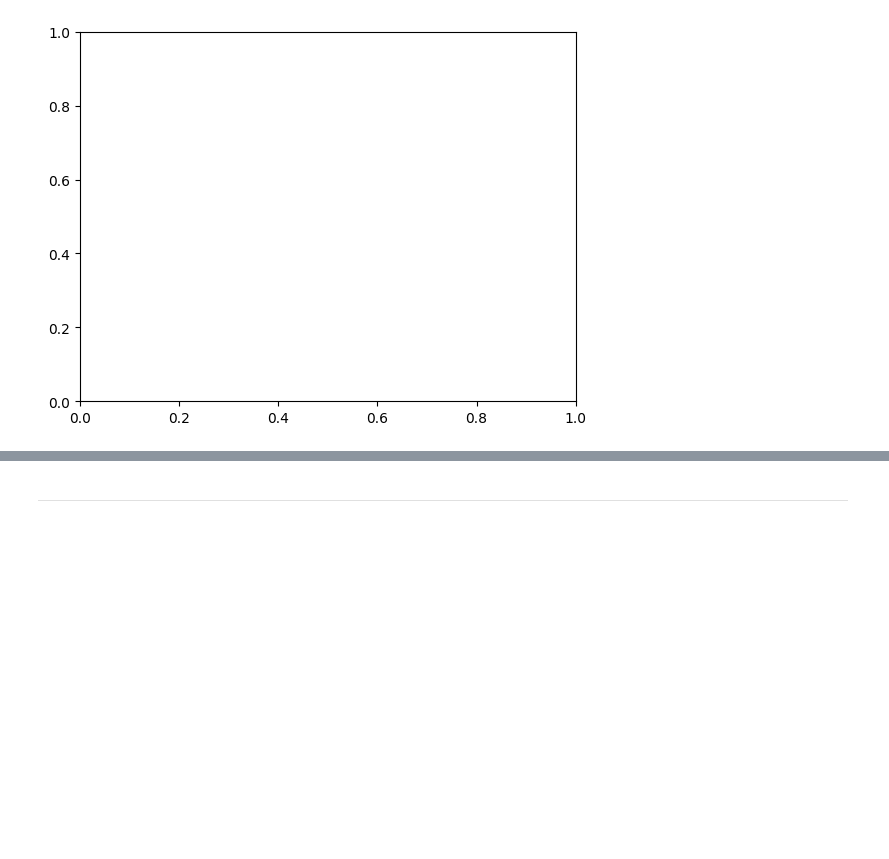
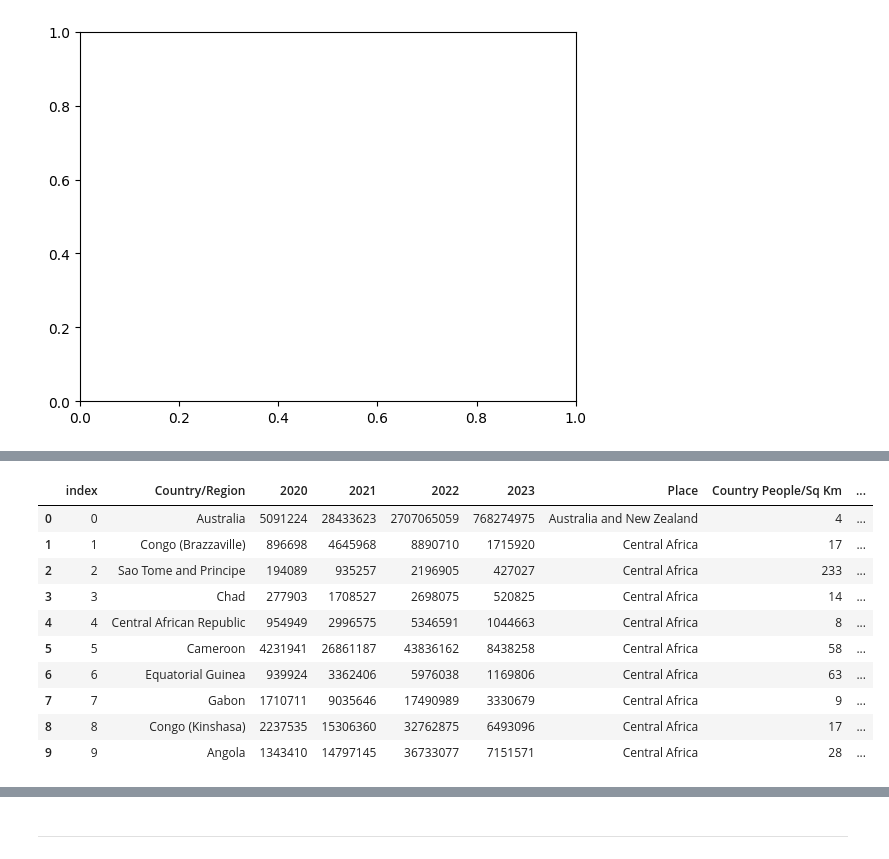
Before and after one commit to lily-the-real-lilly/first, a Jupyter notebook: CovidResearch.ipynb, the cells around one changed output, grey strips where cells are left out. Drawn from its saved outputs; the diff is of its cells as text; code cells hidden in the pictures; blank space fills up the shorter version.

```diff
--- a/CovidResearch.ipynb
+++ b/CovidResearch.ipynb
@@ -812,0 +717,14 @@ plt.show()
+# %%
+LRdata.head(10)
+# %% [output]
+|  | index | Country/Region | 2020 | 2021 | 2022 | 2023 | Place | Country People/Sq Km | ... |
+| 0 | 0 | Australia | 5091224 | 28433623 | 2707065059 | 768274975 | Australia and New Zealand | 4 | ... |
+| 1 | 1 | Congo (Brazzaville) | 896698 | 4645968 | 8890710 | 1715920 | Central Africa | 17 | ... |
+| 2 | 2 | Sao Tome and Principe | 194089 | 935257 | 2196905 | 427027 | Central Africa | 233 | ... |
+| 3 | 3 | Chad | 277903 | 1708527 | 2698075 | 520825 | Central Africa | 14 | ... |
+| 4 | 4 | Central African Republic | 954949 | 2996575 | 5346591 | 1044663 | Central Africa | 8 | ... |
+| 5 | 5 | Cameroon | 4231941 | 26861187 | 43836162 | 8438258 | Central Africa | 58 | ... |
+| 6 | 6 | Equatorial Guinea | 939924 | 3362406 | 5976038 | 1169806 | Central Africa | 63 | ... |
+| 7 | 7 | Gabon | 1710711 | 9035646 | 17490989 | 3330679 | Central Africa | 9 | ... |
+| 8 | 8 | Congo (Kinshasa) | 2237535 | 15306360 | 32762875 | 6493096 | Central Africa | 17 | ... |
+| 9 | 9 | Angola | 1343410 | 14797145 | 36733077 | 7151571 | Central Africa | 28 | ... |
```
Also changed, not shown: parts of 15 cells of this notebook.
